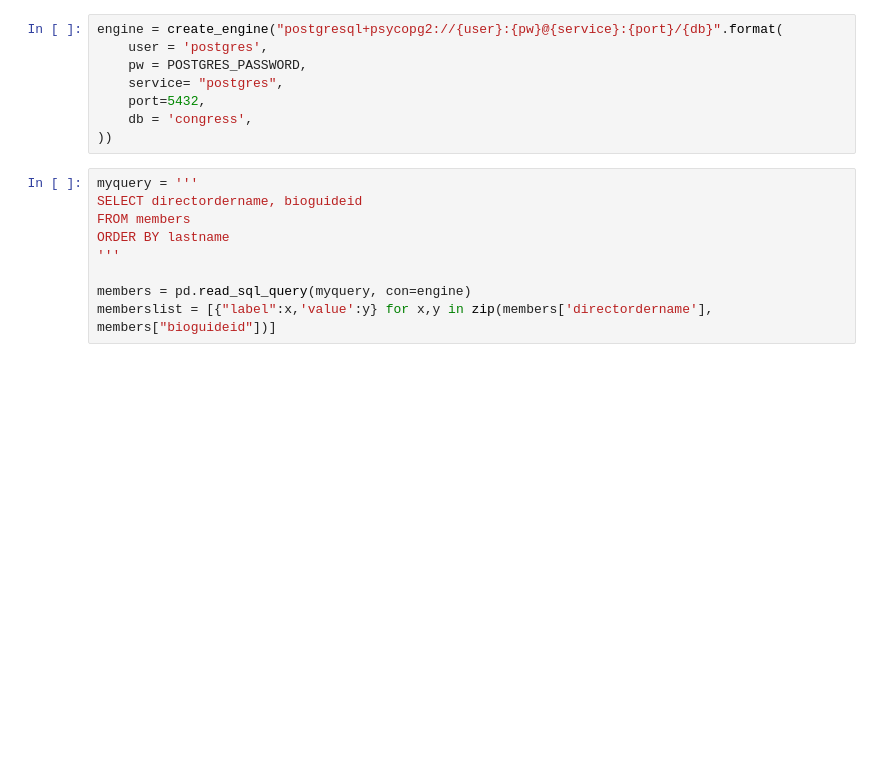
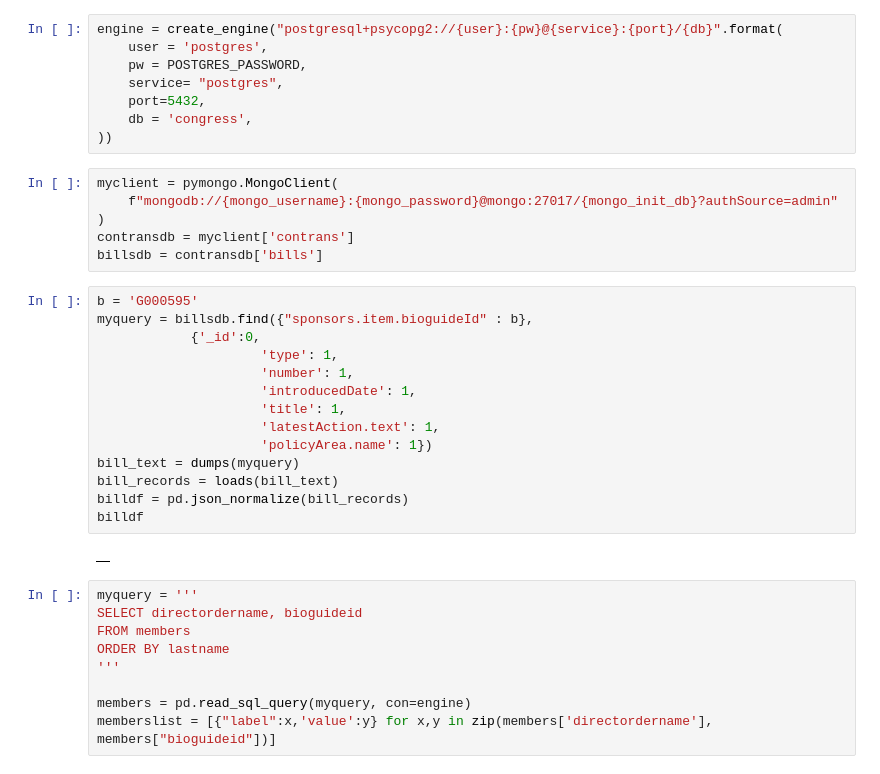
Before and after one commit to Runtaozhou/Contrans2023, a Jupyter notebook: dashboard.ipynb, the cells around one changed output. Cells and saved outputs as stored; diff of their text form; blank space fills up the shorter version.

```diff
--- a/dashboard.ipynb
+++ b/dashboard.ipynb
@@ -19,6 +29,28 @@ engine = create_engine("postgresql+psycopg2://{user}:{pw}@{service}:{port}/{db}"
     port=5432,
     db = 'congress',
 ))
+# %%
+myclient = pymongo.MongoClient(
+    f"mongodb://{mongo_username}:{mongo_password}@mongo:27017/{mongo_init_db}?authSource=admin"
+)
+contransdb = myclient['contrans']
+billsdb = contransdb['bills']
+# %%
+b = 'G000595'
+myquery = billsdb.find({"sponsors.item.bioguideId" : b},
+            {'_id':0,
+                     'type': 1,
+                     'number': 1,
+                     'introducedDate': 1,
+                     'title': 1,
+                     'latestAction.text': 1,
+                     'policyArea.name': 1})
+bill_text = dumps(myquery)
+bill_records = loads(bill_text)
+billdf = pd.json_normalize(bill_records)
+billdf
+# %% [output]
+|  |
 # %%
 myquery = '''
 SELECT directordername, bioguideid
```
Also changed, not shown: parts of 9 cells of this notebook, 3 other files.
